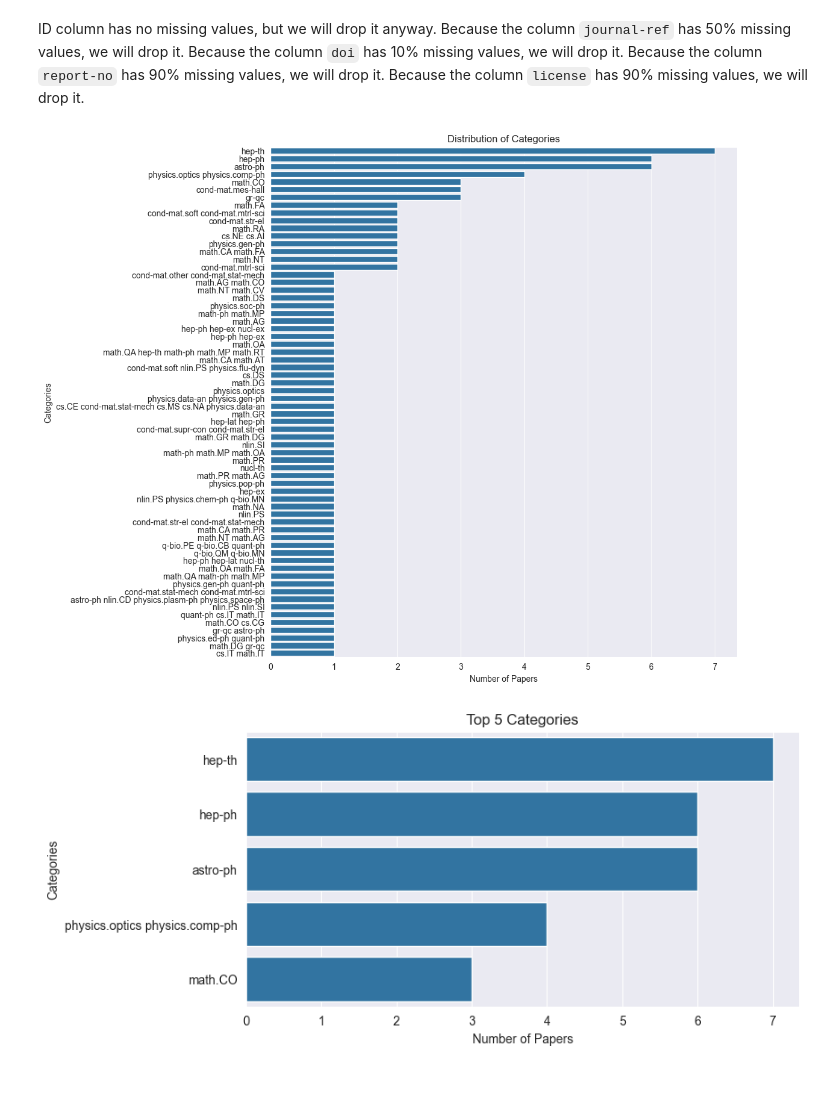
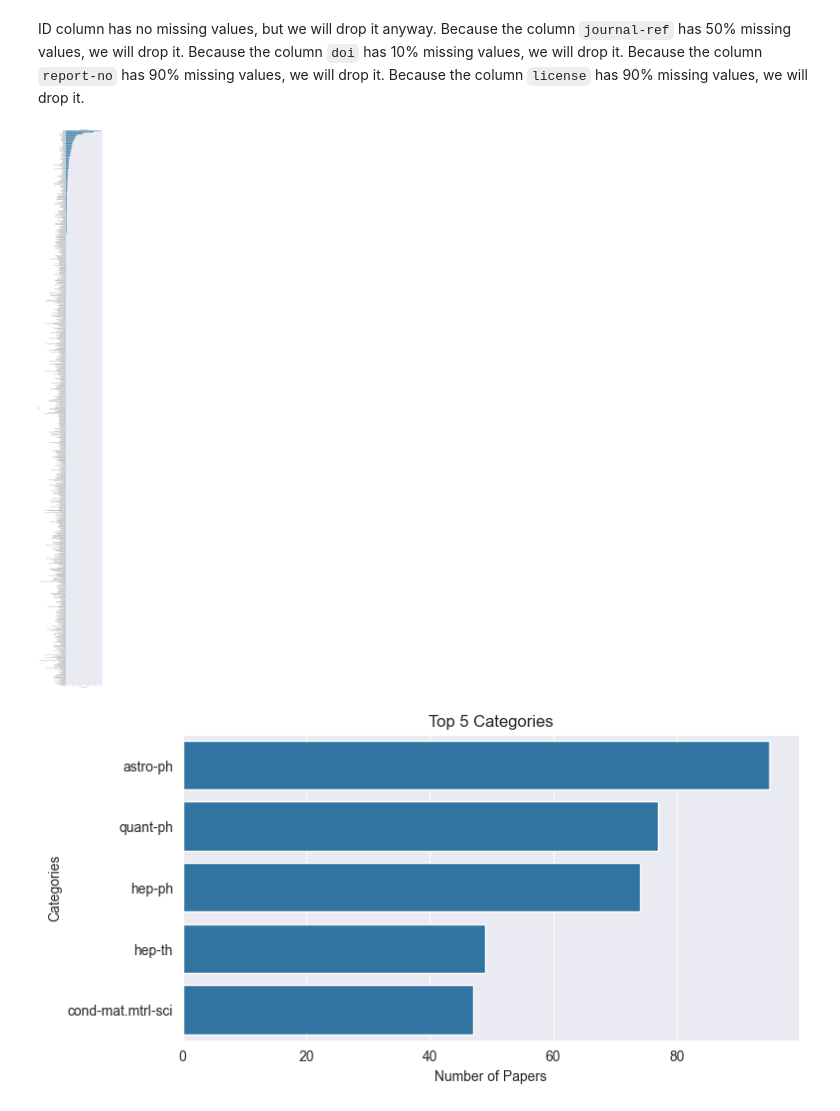
Before and after one commit to Phillus1999/data_science_2, a Jupyter notebook: projects/uebung_5/eda_daniel.ipynb, the cells around one changed output. Drawn from its saved outputs; the diff is of its cells as text; code cells hidden in the pictures; blank space fills up the shorter version.

Commit message:
eda daniel changed stuff

```diff
--- a/projects/uebung_5/eda_daniel.ipynb
+++ b/projects/uebung_5/eda_daniel.ipynb
@@ -6,12 +9,13 @@ import matplotlib.pyplot as plt
 # %%
-arxiv_data = []
-line_count = 0
+#arxiv_data = []
+#line_count = 0
 
-file_path = r'C:\Users\danie\Documents\Uni\Semester 13\Datascience 2\Projekte\Projekt1\arxiv-metadata-oai-snapshot.json'
+#file_path = r'C:\Users\danie\Documents\Uni\Semester 13\Datascience 2\Projekte\Projekt1\arxiv-metadata-oai-snapshot.json'
 
-for line in open(file_path, 'r'):
-    arxiv_data.append(json.loads(line))
-    line_count += 1
+#for line in open(file_path, 'r'):
+#    arxiv_data.append(json.loads(line))
+#    line_count += 1
 
-    if line_count == 100:
-        break
+#    if line_count == 100:
+#        break
+#df = pd.DataFrame(arxiv_data)
@@ -20,3 +24,15 @@ df = pd.DataFrame(arxiv_data)
+# %%
+arxiv_data = []
+file_path = r'C:\Users\danie\Documents\Uni\Semester 13\Datascience 2\Projekte\Projekt1\arxiv-metadata-oai-snapshot.json'
+
+sample_percentage = 0.001
+
+with open(file_path, 'r') as file:
+    for line in file:
+        if random.uniform(0, 1) < sample_percentage:
+            arxiv_data.append(json.loads(line))
+
+df = pd.DataFrame(arxiv_data)
 # %%
 df.head()
 # %% [output]
@@ -118,23 +134,23 @@ df.drop(['id', 'journal-ref', 'doi', 'report-no', 'license'], axis=1, inplace=Tr
 # %%
 # Split multiple categories into separate rows
 df_categories_split = df.assign(categories=df['categories'].str.split(',')).explode('categories')
 df_only_categories = pd.DataFrame({'categories': df_categories_split['categories']})
 
 # Count occurrences of each category
 category_counts = df_only_categories['categories'].value_counts()
 
 # Create a new DataFrame with counts and reset the index
 df_category_counts = pd.DataFrame({'categories': category_counts.index, 'paper_count': category_counts.values})
 
 # Plot the top 3 categories
-plt.figure(figsize=(10, 11))
+plt.figure(figsize=(10, 150))
 sns.barplot(x='paper_count', y='categories', data=df_category_counts)
 plt.title('Distribution of Categories')
 plt.xlabel('Number of Papers')
 plt.ylabel('Categories')
 plt.show()
 # %% [output]
-[figure, old version]
+[figure, new version]
 # %%
 # plotting top 3 categories
 plt.figure(figsize=(8, 4))
@@ -144,6 +160,6 @@ plt.xlabel('Number of Papers')
 plt.ylabel('Categories')
 plt.show()
 # %% [output]
-[figure, old version]
+[figure, new version]
 # %%
 # plotting top 3 authors
```
Also changed, not shown: parts of 14 cells of this notebook.
